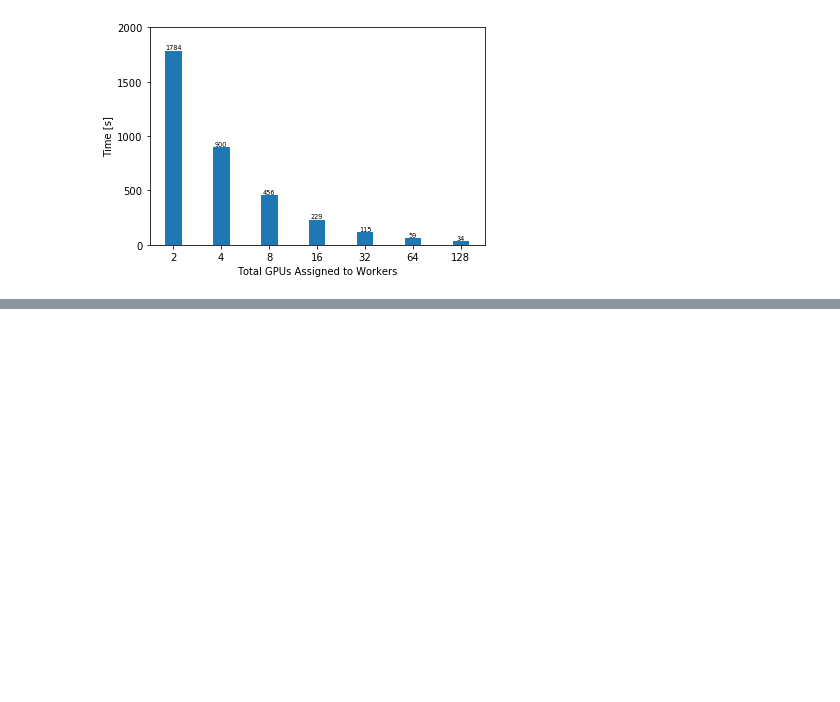
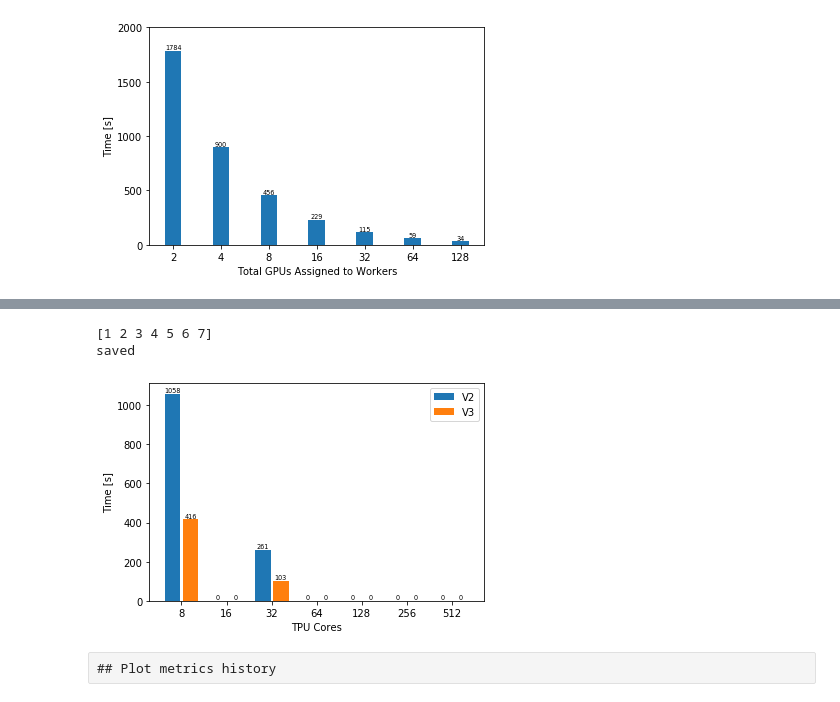
Before and after one commit to recardoso/ISC_HPC_3DGAN, a Jupyter notebook: kubeflow/process_results/plotting.ipynb, the cells around one changed output, grey strips where cells are left out. Saved outputs shown, nothing was run; the diff lists cells and outputs as text; code cells hidden in the pictures; blank space fills up the shorter version.

```diff
--- a/kubeflow/process_results/plotting.ipynb
+++ b/kubeflow/process_results/plotting.ipynb
@@ -225,0 +269,39 @@ filtered_df
+# %%
+fig, ax = plt.subplots()
+xticks = ['8', '16', '32', '64', '128', '256', '512']
+x = np.arange(1, len(xticks) + 1)
+print(x)
+rects1 = plt.bar(x - 0.2, np.array(tpus_v2_list), width=0.35)
+rects2 = plt.bar(x + 0.2, np.array(tpus_v3_list), width=0.35)
+
+plt.xticks(x, xticks)
+plt.ylabel('Time [s]')
+plt.xlabel('TPU Cores')
+label_h_offset = 0.45
+
+scale = 'linear'
+plt.yscale(scale)
+
+
+def autolabel(rects):
+    for rect in rects:
+        h = rect.get_height()
+        if scale == 'linear':
+            ax.text(rect.get_x()+rect.get_width()/2., 1*h + 2, '%d'%int(h), ha='center', va='bottom', fontsize=6.5)
+        elif scale == 'log':
+            ax.text(rect.get_x()+rect.get_width()/2., 1.05*h, '%d'%int(h), ha='center', va='bottom', fontsize=6.5)
+
+autolabel(rects1)
+autolabel(rects2)
+
+plt.legend(['V2', 'V3'])
+
+#plt.savefig('results/tfjobs_compare_hw_layout_' + scale + '.png', dpi=150)
+print('saved')
+plt.show()
+# %% [output]
+[1 2 3 4 5 6 7]
+saved
+[figure, added]
+# %% [raw]
+## Plot metrics history
```
Also changed, not shown: parts of 12 cells of this notebook.
